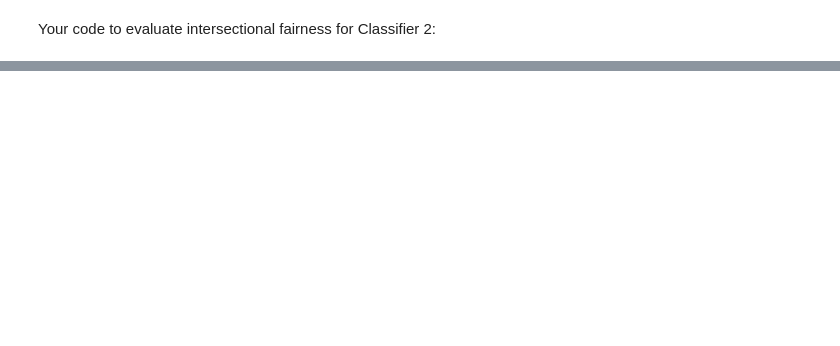
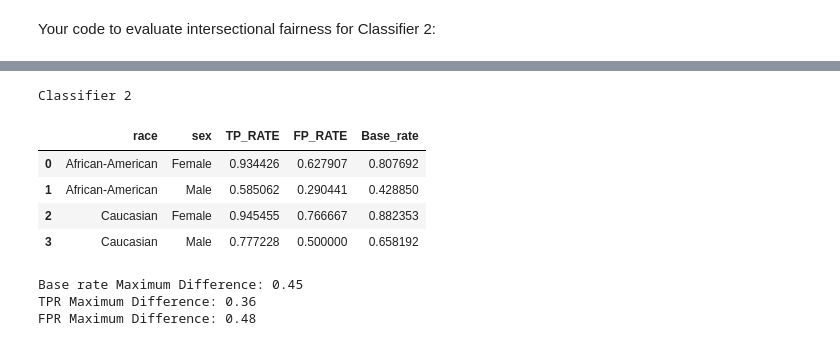
Before and after one commit to tkarab/HCML_assignments, a Jupyter notebook: Assignment 1/INFOMHCML_Programming_assignment_fairness2026.ipynb, the cells around one changed output, grey strips where cells are left out. Saved outputs shown, nothing was run; the diff lists cells and outputs as text; code cells hidden in the pictures; blank space fills up the shorter version.

```diff
--- a/Assignment 1/INFOMHCML_Programming_assignment_fairness2026.ipynb
+++ b/Assignment 1/INFOMHCML_Programming_assignment_fairness2026.ipynb
@@ -186,0 +396,10 @@ Write down a short interpretation of the results you calculated. What do you see
+# %%
+# Your code for classifier 2
+X_train_no_race = X_train.drop(columns='race').copy()
+
+X_test_no_race = X_test.drop(columns='race').copy()
+
+classifier_2 = LogisticRegression()
+classifier_2.fit(X_train_no_race, Y_train)
+test_pred_2 = classifier_2.predict(X_test_no_race)
+measure(ground_truth=Y_test, prediction=test_pred_2, race_group=X_test['race'])
@@ -331,0 +776,46 @@ Provide a short ethical discussion (1 or 2 paragraphs) reflecting on these two a
+# %%
+# Your code for intersectional fairness
+c2_intersec_results = pd.DataFrame({
+    "race" : X_test['race'],
+    "sex" : X_test['sex'],
+    "prediction" : test_pred_2,
+    "ground_truth" : Y_test
+}).reset_index(drop=True)
+
+print("Classifier 2\n")
+
+c2_intersec_results['race'] = c2_intersec_results['race'].replace(0, 'African-American')
+c2_intersec_results['race'] = c2_intersec_results['race'].replace(1, 'Caucasian')
+
+c2_intersec_results['sex'] = c2_intersec_results['sex'].replace(0, 'Female')
+c2_intersec_results['sex'] = c2_intersec_results['sex'].replace(1, 'Male')
+
+c2_intersec_results['FP'] = (c2_intersec_results['prediction'] == 0) & (c2_intersec_results['ground_truth'] == 1).astype(int)
+c2_intersec_results['FN'] = (c2_intersec_results['prediction'] == 1) & (c2_intersec_results['ground_truth'] == 0).astype(int)
+c2_intersec_results['TP'] = (c2_intersec_results['prediction'] == 0) & (c2_intersec_results['ground_truth'] == 0).astype(int)
+c2_intersec_results['TN'] = (c2_intersec_results['prediction'] == 1) & (c2_intersec_results['ground_truth'] == 1).astype(int)
+
+intersec_metrics_2 = c2_intersec_results.groupby(["race","sex"]).agg(
+  FP = ("FP", "sum"),
+  FN = ("FN", "sum"),
+  TP = ("TP", "sum"),
+  TN = ("TN", "sum"),
+  Base_rate = ("prediction", lambda x: 1-x.mean())
+).reset_index()
+
+intersec_metrics_2['TP_RATE'] = intersec_metrics_2.TP / (intersec_metrics_2.TP + intersec_metrics_2.FN)
+intersec_metrics_2['FP_RATE'] = intersec_metrics_2.FP / (intersec_metrics_2.FP + intersec_metrics_2.TN)
+display(intersec_metrics_2[['race','sex', 'TP_RATE', 'FP_RATE', 'Base_rate']])
+print(f"\n\nBase rate Maximum Difference: {intersec_metrics_2['Base_rate'].max() - intersec_metrics_2['Base_rate'].min():.2f}")
+print(f"TPR Maximum Difference: {intersec_metrics_2['TP_RATE'].max() - intersec_metrics_2['TP_RATE'].min():.2f}")
+print(f"FPR Maximum Difference: {intersec_metrics_2['FP_RATE'].max() - intersec_metrics_2['FP_RATE'].min():.2f}")
+# %% [output]
+Classifier 2
+|  | race | sex | TP_RATE | FP_RATE | Base_rate |
+| 0 | African-American | Female | 0.934426 | 0.627907 | 0.807692 |
+| 1 | African-American | Male | 0.585062 | 0.290441 | 0.428850 |
+| 2 | Caucasian | Female | 0.945455 | 0.766667 | 0.882353 |
+| 3 | Caucasian | Male | 0.777228 | 0.500000 | 0.658192 |
+Base rate Maximum Difference: 0.45
+TPR Maximum Difference: 0.36
+FPR Maximum Difference: 0.48
```
Also changed, not shown: parts of 38 cells of this notebook, 1 other file.
